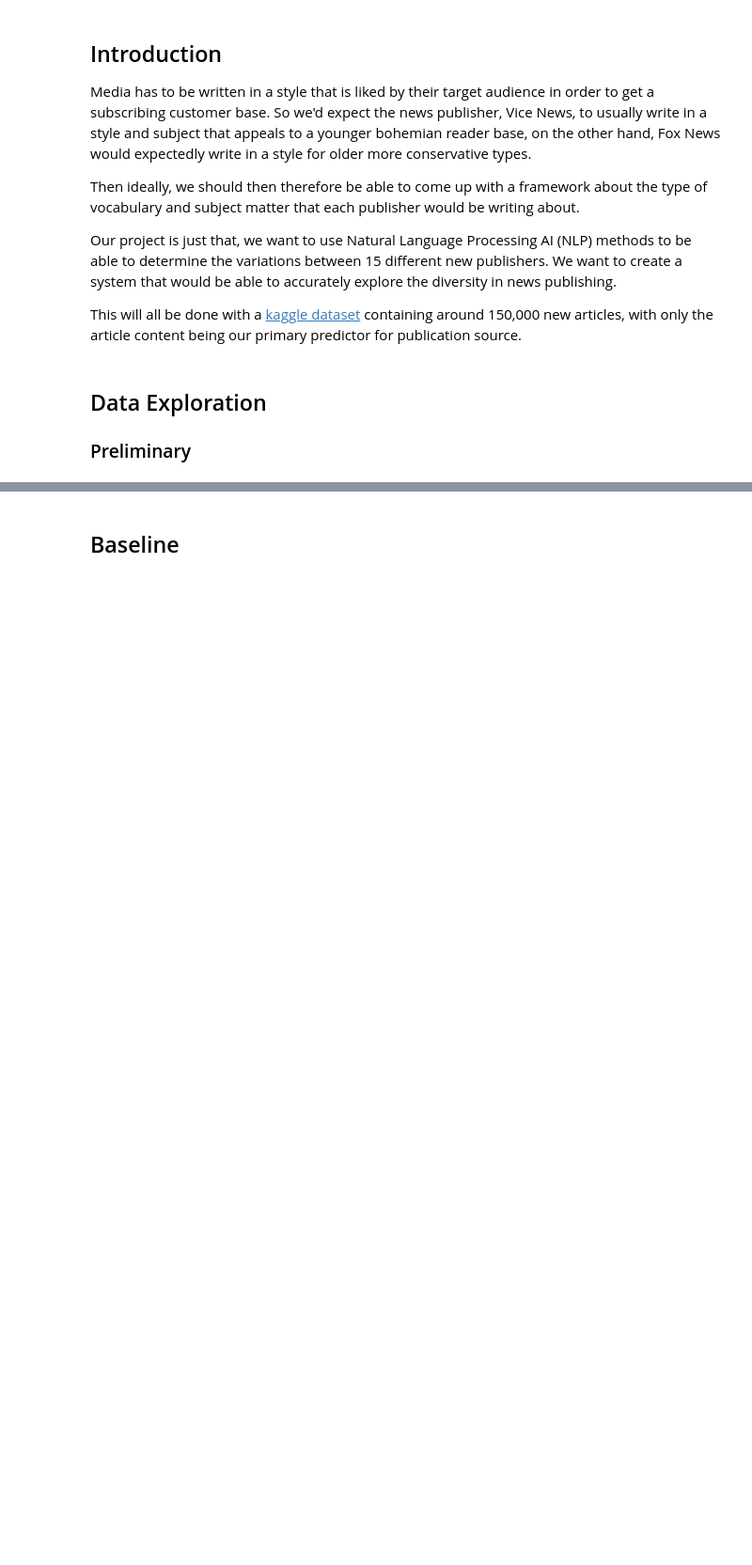
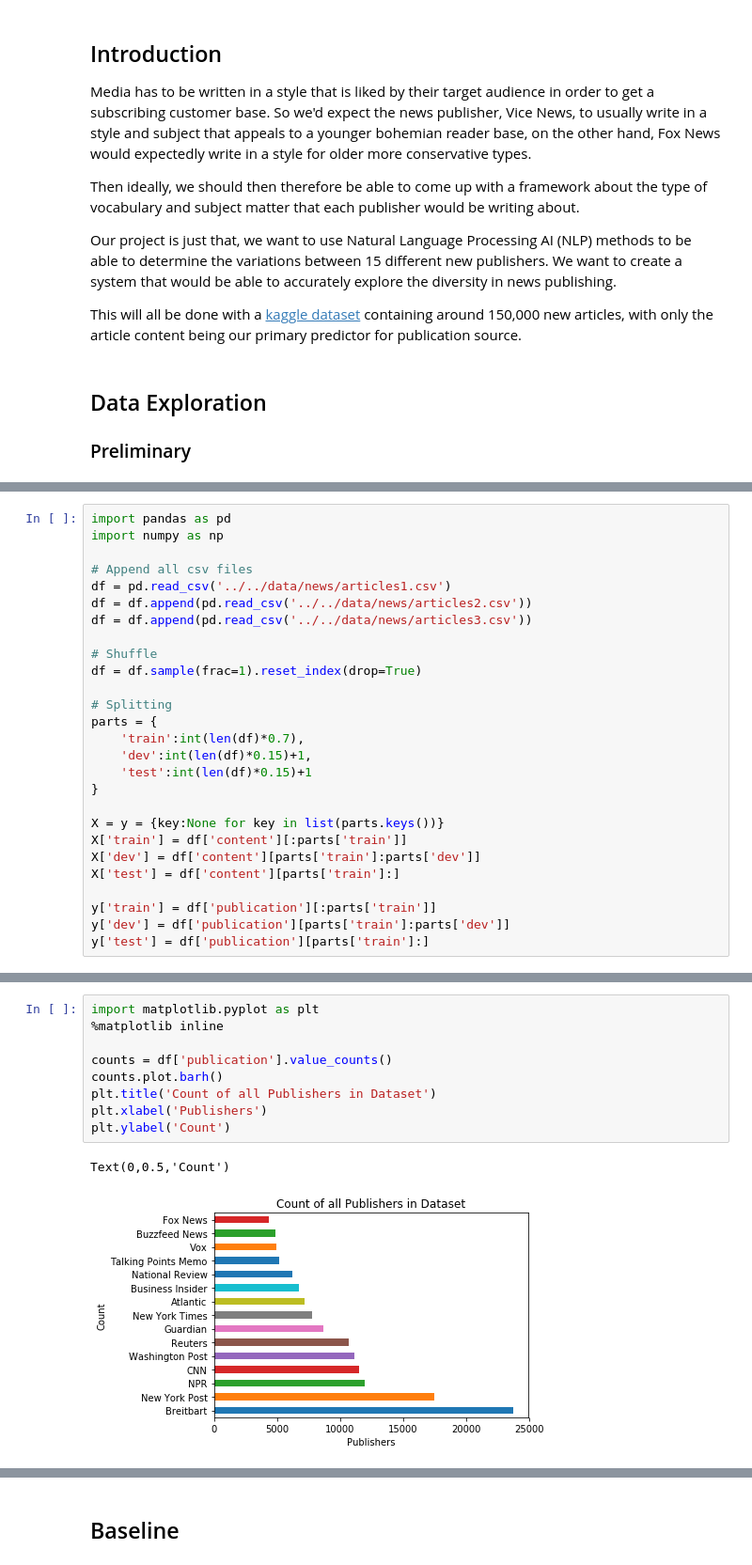
Before and after one commit to OllieZheng/Jupyter-Research-Journals, a Jupyter notebook: [COMP188]Week8(PrototypeMidSemReport).ipynb, the cells around one changed output, grey strips where cells are left out. Shown at 94% size. Drawn from its saved outputs; the diff is of its cells as text; blank space fills up the shorter version.

```diff
--- a/[COMP188]Week8(PrototypeMidSemReport).ipynb
+++ b/[COMP188]Week8(PrototypeMidSemReport).ipynb
@@ -35,0 +24,27 @@ plt.barh(df['publication'], width=0.1)
+# %%
+import pandas as pd
+import numpy as np
+
+# Append all csv files
+df = pd.read_csv('../../data/news/articles1.csv')
+df = df.append(pd.read_csv('../../data/news/articles2.csv'))
+df = df.append(pd.read_csv('../../data/news/articles3.csv'))
+
+# Shuffle
+df = df.sample(frac=1).reset_index(drop=True)
+
+# Splitting
+parts = {
+    'train':int(len(df)*0.7),
+    'dev':int(len(df)*0.15)+1,
+    'test':int(len(df)*0.15)+1
+}
+
+X = y = {key:None for key in list(parts.keys())}
+X['train'] = df['content'][:parts['train']]
+X['dev'] = df['content'][parts['train']:parts['dev']]
+X['test'] = df['content'][parts['train']:]
+
+y['train'] = df['publication'][:parts['train']]
+y['dev'] = df['publication'][parts['train']:parts['dev']]
+y['test'] = df['publication'][parts['train']:]
@@ -35,0 +57,12 @@ plt.barh(df['publication'], width=0.1)
+# %%
+import matplotlib.pyplot as plt
+%matplotlib inline
+
+counts = df['publication'].value_counts()
+counts.plot.barh()
+plt.title('Count of all Publishers in Dataset')
+plt.xlabel('Publishers')
+plt.ylabel('Count')
+# %% [output]
+Text(0,0.5,'Count')
+[figure, added]
```
Also changed, not shown: parts of 9 cells of this notebook.
